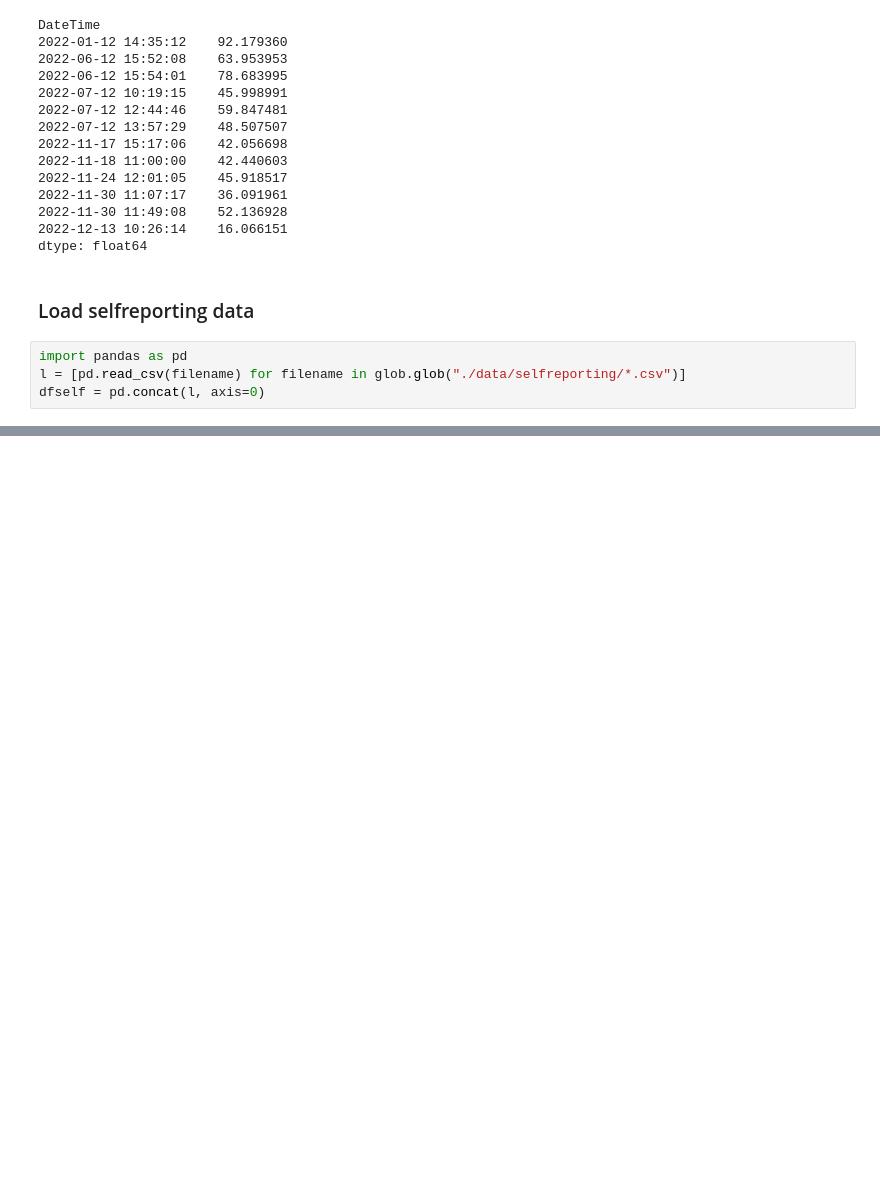
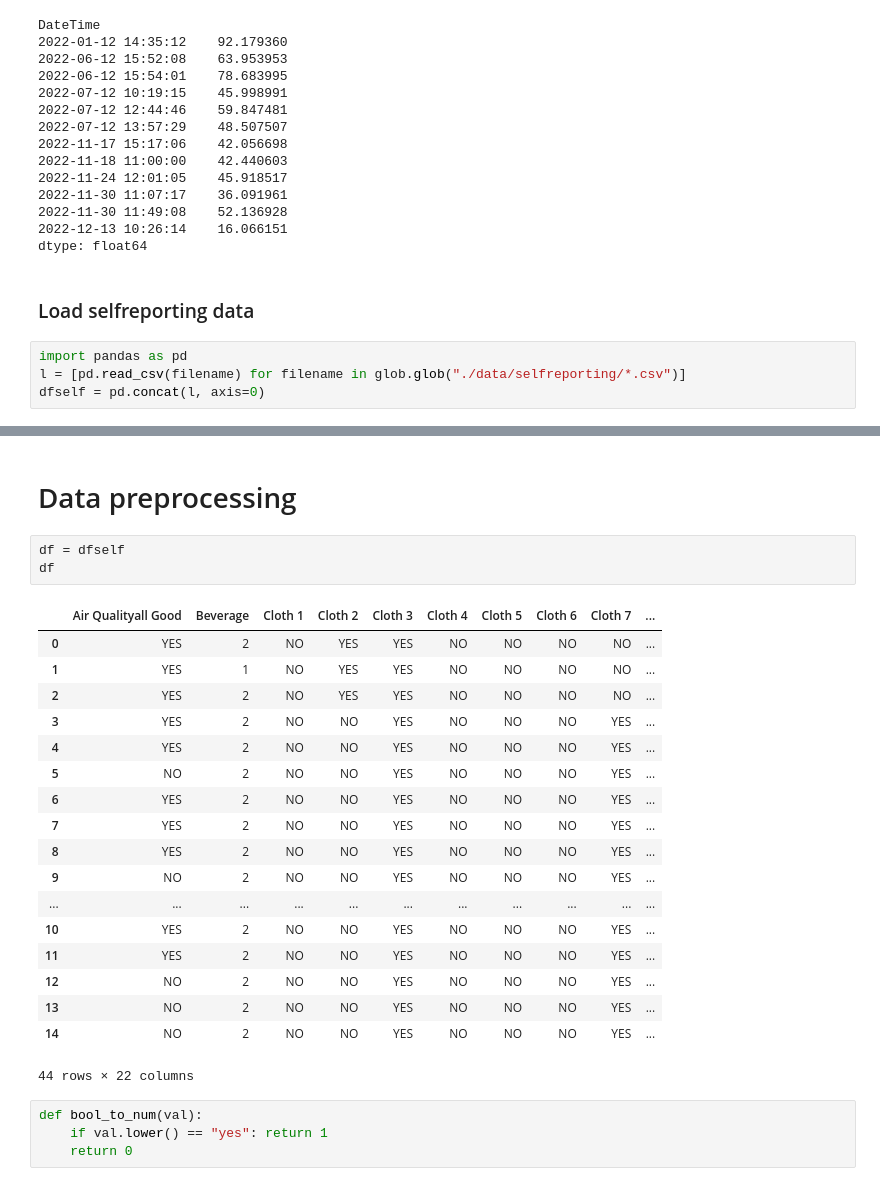
Before and after one commit to AvansETI/SmartGridAI, a Jupyter notebook: B4B Human Well-being using HRV/b4b-comfort-model/Notebook.ipynb, the cells around one changed output, grey strips where cells are left out. Drawn from its saved outputs; the diff is of its cells as text; blank space fills up the shorter version.

Commit message:
Data preprocessing

```diff
--- a/B4B Human Well-being using HRV/b4b-comfort-model/Notebook.ipynb
+++ b/B4B Human Well-being using HRV/b4b-comfort-model/Notebook.ipynb
@@ -144,0 +145,28 @@ dfself.head(n=40)
+# %% [markdown]
+# Data preprocessing
+# %%
+df = dfself
+df
+# %% [output]
+|  | Air Qualityall Good | Beverage | Cloth 1 | Cloth 2 | Cloth 3 | Cloth 4 | Cloth 5 | Cloth 6 | Cloth 7 | ... |
+| 0 | YES | 2 | NO | YES | YES | NO | NO | NO | NO | ... |
+| 1 | YES | 1 | NO | YES | YES | NO | NO | NO | NO | ... |
+| 2 | YES | 2 | NO | YES | YES | NO | NO | NO | NO | ... |
+| 3 | YES | 2 | NO | NO | YES | NO | NO | NO | YES | ... |
+| 4 | YES | 2 | NO | NO | YES | NO | NO | NO | YES | ... |
+| 5 | NO | 2 | NO | NO | YES | NO | NO | NO | YES | ... |
+| 6 | YES | 2 | NO | NO | YES | NO | NO | NO | YES | ... |
+| 7 | YES | 2 | NO | NO | YES | NO | NO | NO | YES | ... |
+| 8 | YES | 2 | NO | NO | YES | NO | NO | NO | YES | ... |
+| 9 | NO | 2 | NO | NO | YES | NO | NO | NO | YES | ... |
+| ... | ... | ... | ... | ... | ... | ... | ... | ... | ... | ... |
+| 10 | YES | 2 | NO | NO | YES | NO | NO | NO | YES | ... |
+| 11 | YES | 2 | NO | NO | YES | NO | NO | NO | YES | ... |
+| 12 | NO | 2 | NO | NO | YES | NO | NO | NO | YES | ... |
+| 13 | NO | 2 | NO | NO | YES | NO | NO | NO | YES | ... |
+| 14 | NO | 2 | NO | NO | YES | NO | NO | NO | YES | ... |
+44 rows × 22 columns
+# %%
+def bool_to_num(val):
+    if val.lower() == "yes": return 1
+    return 0
```
Also changed, not shown: parts of 2 cells of this notebook, 4 other files.
